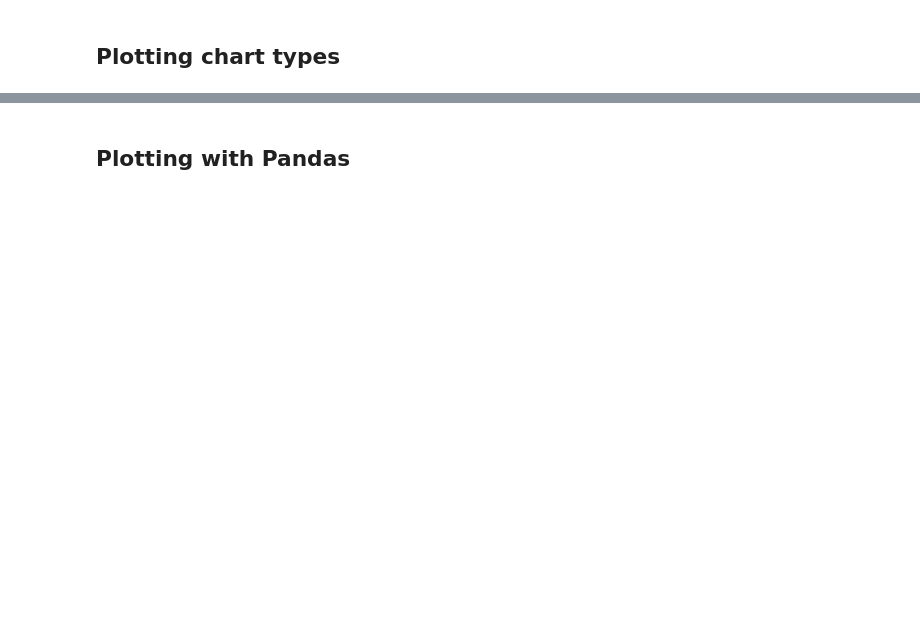
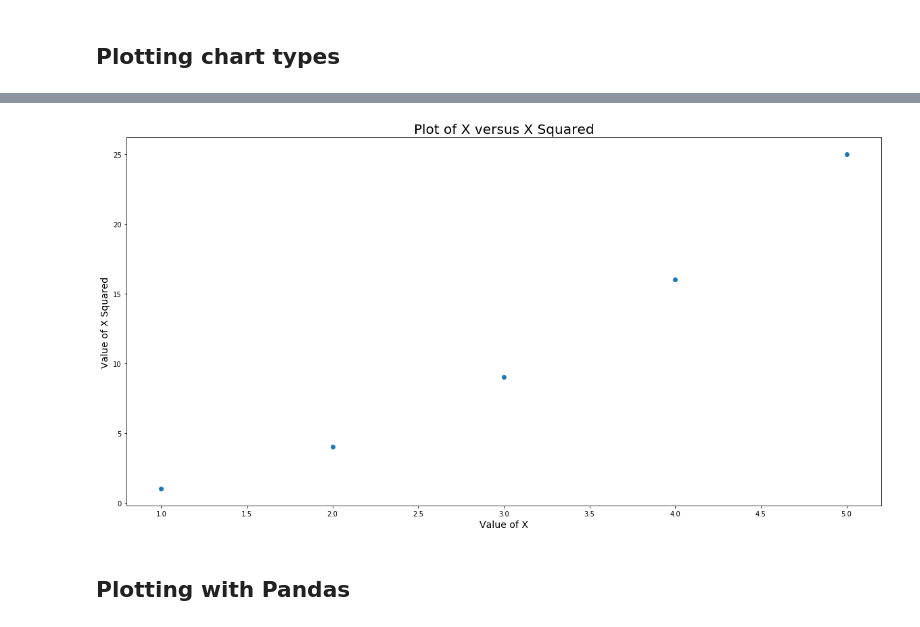
Before and after one commit to IST256-classroom/2019-Spring-Learn-Python-mafudge, a Jupyter notebook: content/lessons/13/Watch-Me-Code/WMC1-Matplotlib.ipynb, the cells around one changed output, grey strips where cells are left out. Saved outputs shown, nothing was run; the diff lists cells and outputs as text; code cells hidden in the pictures; blank space fills up the shorter version.

```diff
--- a/content/lessons/13/Watch-Me-Code/WMC1-Matplotlib.ipynb
+++ b/content/lessons/13/Watch-Me-Code/WMC1-Matplotlib.ipynb
@@ -52,3 +75,11 @@ plt.scatter(x, xsquared)
+# %%
+plt.scatter(x, xsquared)
+plt.xlabel("Value of X", fontsize=14)
+plt.ylabel("Value of X Squared", fontsize=14)
+plt.title("Plot of X versus X Squared", fontsize=20)
+plt.show()
+# %% [output]
+[figure, added]
 # %% [markdown]
 ## Plotting with Pandas
 # %%
```
Also changed, not shown: parts of 12 cells of this notebook, 4 other files.
